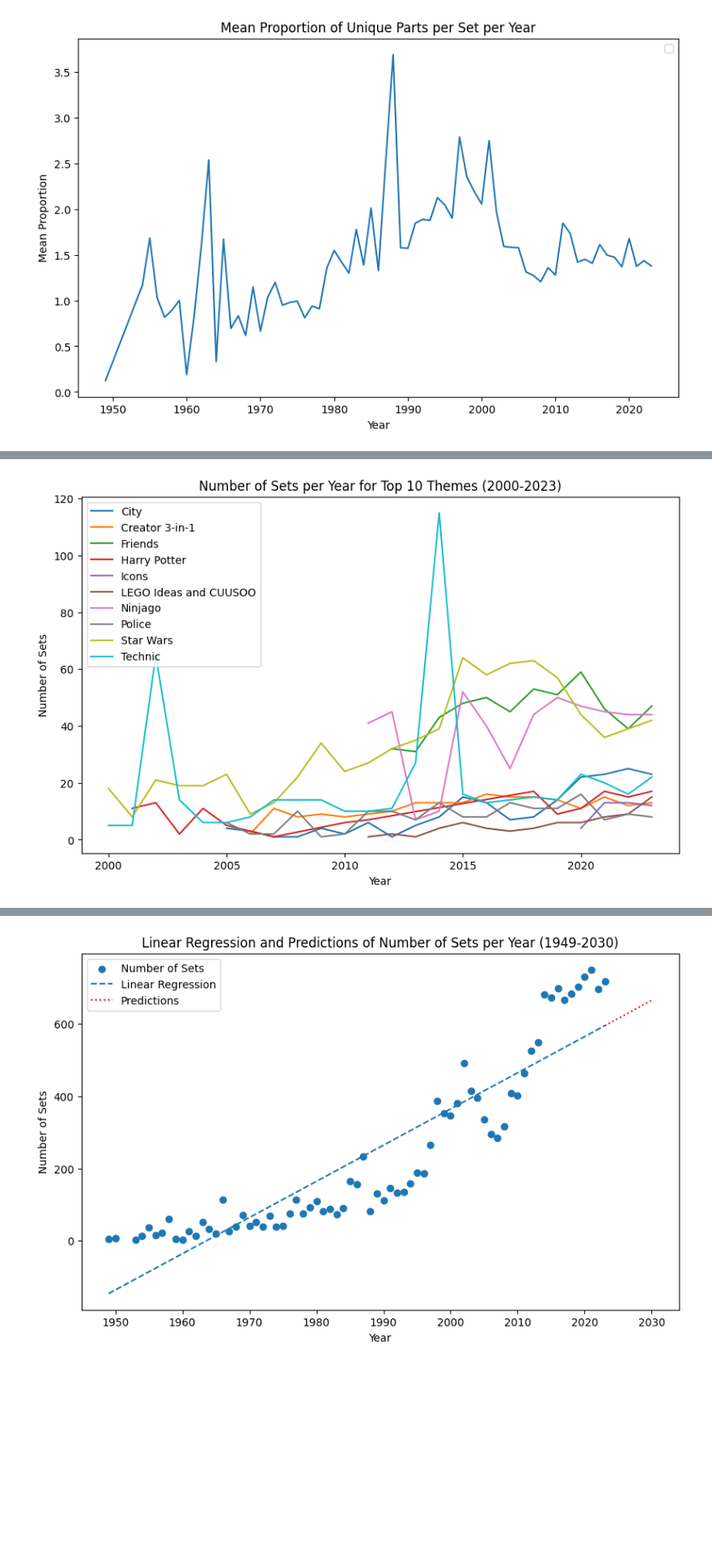
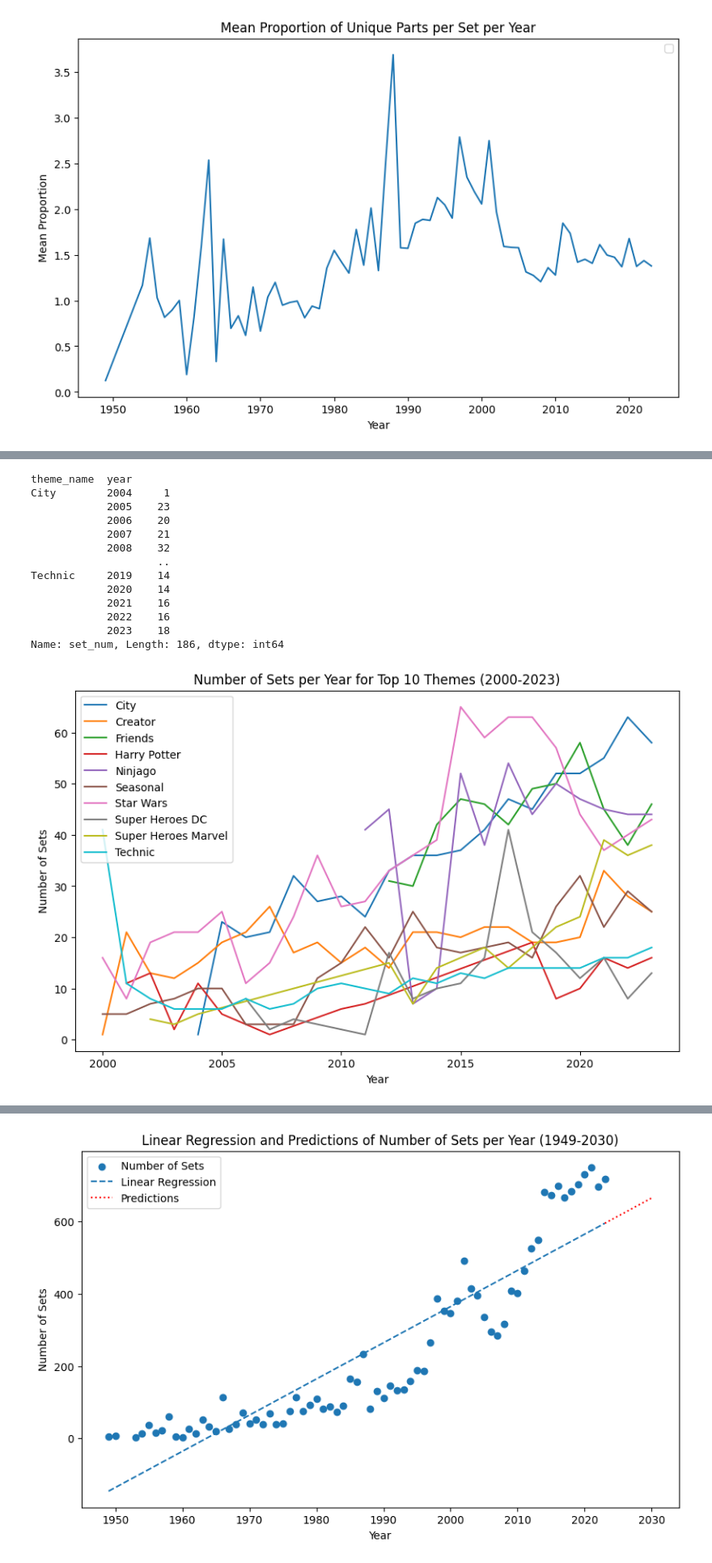
Before and after one commit to eddiebeach99/Data_Literacy, a Jupyter notebook: analysis.ipynb, the cells around one changed output, grey strips where cells are left out. Shown at 81% size. Saved outputs shown, nothing was run; the diff lists cells and outputs as text; code cells hidden in the pictures; blank space fills up the shorter version.

```diff
--- a/analysis.ipynb
+++ b/analysis.ipynb
@@ -16,3 +17,19 @@ inventory_minifigs = pd.read_csv('Data/inventory_minifigs.csv')
 minifigures = pd.read_csv('Data/minifigs.csv')
 categories = pd.read_csv('Data/part_categories.csv')
 themes = pd.read_csv('Data/themes.csv')
+# %%
+##### find the final parent of a theme and make a dict ####
+final_parent = {}
+
+parent_dict = dict(zip(themes['id'], themes['parent_id']))
+
+def find_final_parent(id):
+    parent = parent_dict[id]
+    if math.isnan(parent):
+        return int(id), themes.loc[themes['id'] == id, 'name'].iloc[0]
+    else:
+        return find_final_parent(parent)
+
+final_parent_dict = {id: find_final_parent(id) for id in themes['id']}
+
+print(final_parent_dict)
@@ -46,14 +65,23 @@ minifigures_with_inventory_minifgures.to_csv('Merged_Data/inventory_minifigs.csv
 # merge right side of data structure
 # merge sets with themes
 sets_with_themes = pd.merge(sets, themes, left_on='theme_id', right_on='id')
-sets_with_themes.drop(['img_url','theme_id', 'parent_id'], axis=1, inplace=True)
+sets_with_themes.drop(['img_url','theme_id'], axis=1, inplace=True)
 sets_with_themes.rename(columns={'name_x': 'set_name', 'id': 'theme_id', 'name_y': 'theme_name'}, inplace=True)
+
+for index, row in sets_with_themes.iterrows():                                      # just use over themes
+    row_theme = row['theme_id']
+    sets_with_themes.at[index, 'theme_id'] =  final_parent_dict[row_theme][0]
+    sets_with_themes.at[index, 'theme_name'] =  final_parent_dict[row_theme][1]
+
+sets_with_themes.drop('parent_id', axis=1, inplace=True)
+
 # sets_with_themes = sets_with_themes[sets_with_themes.num_parts != 0]                  # delete all things that has no Lego parts
 theme_names = sets_with_themes['theme_name'].unique()                                   # print themes
 for name in theme_names:
     print(name)
-sets_with_themes['theme_id'] = sets_with_themes.groupby('theme_name').ngroup() + 1      # merge themes
+print(len(themes))
 sets_with_themes.to_csv('Merged_Data/inventory_sets.csv', index=False)
+
 
 """
 # merge sets and themes with inventory_sets
@@ -342,9 +348,7 @@ No artists with labels found to put in legend.  Note that artists whose label st
 ##### find the different themes in the last 23 years #####
 
 df_filtered = data_parts[(data_parts['year'] >= 2000) & (data_parts['year'] <= 2023)]       # Filter for years 2000 to 2023
-grouped_themes = df_filtered.groupby(['theme_id', 'year']).size().reset_index(name='count') # Group by 'theme_name' and 'year' and count the number of occurrences
-themes_per_year = grouped_themes.groupby('year')['theme_id'].count()                        # Count unique themes per year
+theme_names_last_years = df_filtered['theme_name'].unique()                                 # Get unique themes per year
 
-# Print or use themes_per_year as needed
-print(themes_per_year)
+print(theme_names_last_years)
 # %% [output]
@@ -373,36 +377,52 @@ def plot_top_themes_and_sets(df):
     df_filtered = df[(df['year'] >= 2000) & (df['year'] <= 2023)]
 
     # Find the top 10 themes
-    top_themes = df_filtered['theme_name'].value_counts().nlargest(10).index.tolist()
+    grouped_themes = df_filtered.groupby(['theme_name', 'set_num']).size().reset_index(name='count')
+    total_counts_per_theme = grouped_themes.groupby('theme_name')['count'].sum()
+    top_10_themes = total_counts_per_theme.nlargest(10).index.tolist()
 
     # Filter the DataFrame for the top 10 themes
-    df_top_themes = df_filtered[df_filtered['theme_name'].isin(top_themes)]
+    df_top_themes = df_filtered[df_filtered['theme_name'].isin(top_10_themes)]
 
     # Group by 'theme_name' and 'year', and count distinct 'set_num'
     sets_per_year = df_top_themes.groupby(['theme_name', 'year'])['set_num'].nunique()
+    print(sets_per_year)
 
     # Reset the index of the Series to use columns 'theme_name' and 'year' in the plot
     sets_per_year_reset = sets_per_year.reset_index()
 
     # Create the plot
     plt.figure(figsize=(10, 6))
     for theme in sets_per_year_reset['theme_name'].unique():
         data = sets_per_year_reset[sets_per_year_reset['theme_name'] == theme]
         plt.plot(data['year'], data['set_num'], label=theme)
 
     # Add title and labels
     plt.title('Number of Sets per Year for Top 10 Themes (2000-2023)')
     plt.xlabel('Year')
     plt.ylabel('Number of Sets')
     plt.legend()
 
     # Show the plot
     plt.show()
 
 # Call the function
 plot_top_themes_and_sets(data_parts)
 # %% [output]
+theme_name  year
+City        2004     1
+            2005    23
+            2006    20
+            2007    21
+            2008    32
+                    ..
+Technic     2019    14
+            2020    14
+            2021    16
+            2022    16
+            2023    18
+Name: set_num, Length: 186, dtype: int64
-[figure, old version]
+[figure, new version]
 # %%
 ##### make a linear regression with a prediction for the next three years #####
 
```
Also changed, not shown: parts of 9 cells of this notebook.
